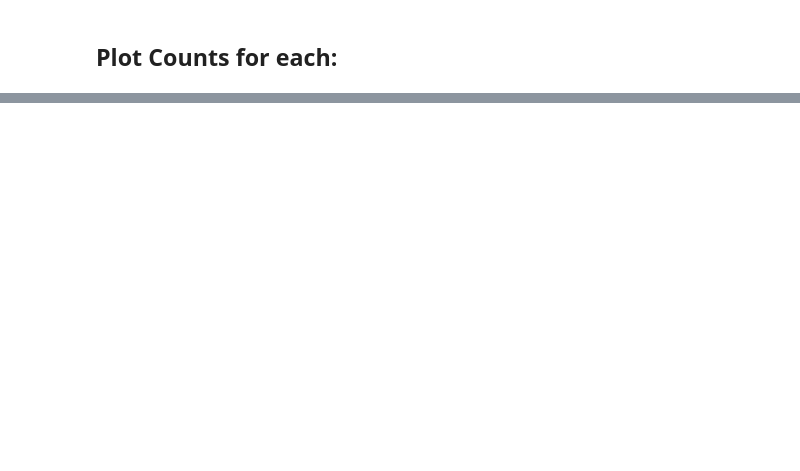
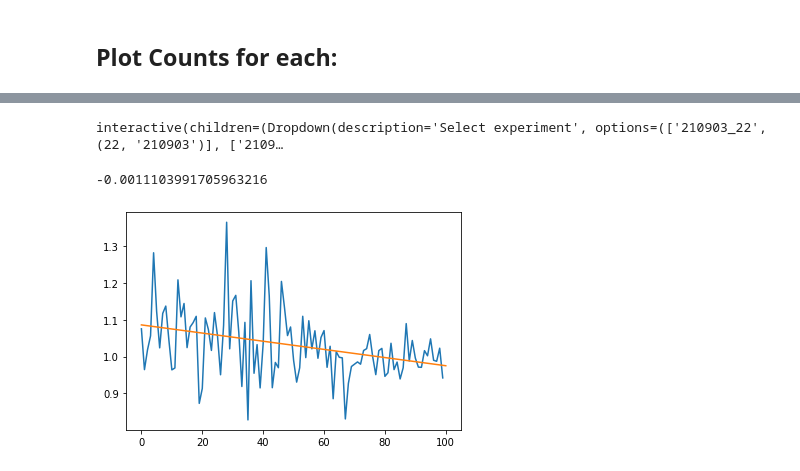
Before and after one commit to LCarnovale/HonoursAnalysis, a Jupyter notebook: analyse_odmr.ipynb, the cells around one changed output, grey strips where cells are left out. Cells and saved outputs as stored; diff of their text form; code cells hidden in the pictures; blank space fills up the shorter version.

```diff
--- a/analyse_odmr.ipynb
+++ b/analyse_odmr.ipynb
@@ -177,0 +211,79 @@ thisone = odmr_specs[7]
+# %%
+pol_axis = None
+contrast_folded = None
+def do_plot(time_per_bin, oscillation_period, phase, peak_bin=4, show_spec=False):
+    """ time_per_bin is in milliseconds, oscillation_period is in seconds
+    """
+    global pol_axis
+    global contrast_folded
+    fig = plt.figure(figsize=(20,14))
+    time_per_bin *= 1e-3
+    try:
+        i = DI(*key_select.value)
+        this_one = odmr_specs[i][range_selections[i]]
+    except:
+        print("Not a spec")
+        return
+
+    spec_plot, signal_plot, counts_plt, fold_plot = fig.subplots(nrows=2, ncols=2).flatten()
+    if show_spec:
+        spec_plot.set_title("ODMR Spectrum")
+        the_data = this_one.sum(axis=0)
+        the_data /= max(the_data)
+        spec_plot.plot(freq_axes[i], the_data)
+        spec_plot.scatter(freq_axes[i][peak_bin], the_data[peak_bin], c="red", s=100)
+    n_sweeps = this_one.shape[0]
+    bins_per_sweep = this_one.shape[1]
+    print("Number of bins:", bins_per_sweep)
+    t_ax = np.arange(n_sweeps) * time_per_bin * bins_per_sweep
+    pol_v = 1/2 * (1 + np.sin(phase + t_ax * 2*np.pi/oscillation_period))
+    # pol_ang = pol_v * 90
+    counts_per_sweep = this_one.sum(axis=1)
+    signal_plot.set_title("Counts vs time")
+    signal_plot.set_xlabel("Time [s]")
+    signal_plot.set_ylabel("Counts / Polarisation Rotator Voltage (arb)")
+    signal_plot.plot(t_ax, counts_per_sweep)
+    norm_factor = max(counts_per_sweep) - min(counts_per_sweep)
+    signal_plot.plot(t_ax, pol_v * norm_factor + min(counts_per_sweep))
+
+    counts_plt.set_title("Counts per sweep vs Polariser voltage")
+    counts_plt.scatter(pol_v, counts_per_sweep)
+
+    contrast = this_one[:, peak_bin] / this_one[:, 0]
+    fold_plot.set_title("Contrast vs Polariser voltage")
+    fold_plot.scatter(pol_v, contrast, label="Data")
+    grad, const = np.polyfit(pol_v, contrast, 1)
+    fold_plot.plot([0, 1], [const, const + grad], "orange", label="Gradient: %.2e"%grad)
+    fold_plot.legend()
+
+    pol_axis = pol_v
+    contrast_folded = contrast
+
+    plt.show()
+
+key_select = wwid.Dropdown(options=nice_keys, description="Select experiment")
+output = wwid.interactive(do_plot,
+    date=wwid.Text(date10), time_per_bin=wwid.IntSlider(20, 0, 100),
+    oscillation_period=wwid.FloatSlider(20, min=0, max=100, step=0.01, description="Period (s)"),
+    phase=wwid.FloatSlider(0, min=-np.pi, max=np.pi, step=0.01, description="Phase (rad)"),
+    peak_bin=wwid.IntSlider(5, 0, 100))
+output.children = (key_select, *output.children)
+output
+# %% [output]
+interactive(children=(Dropdown(description='Select experiment', options=(['210903_22', (22, '210903')], ['2109…
+# %%
+n_bins = 100
+pol_bins = [list() for _ in range(n_bins)]
+pol_axis_bins = ((pol_axis / max(pol_axis)) * (n_bins - 1)).astype(int)
+for bin, cont in zip(pol_axis_bins, contrast_folded):
+    pol_bins[bin].append(cont)
+
+binned_average = [np.mean(bin) for bin in pol_bins]
+grad, const = np.polyfit(np.arange(n_bins), binned_average, 1)
+print(grad)
+plt.plot(binned_average)
+plt.plot([0, n_bins], [const, const+grad*n_bins])
+plt.show()
+# %% [output]
+-0.0011103991705963216
+[figure, added]
```
Also changed, not shown: parts of 9 cells of this notebook, 1 other file.
